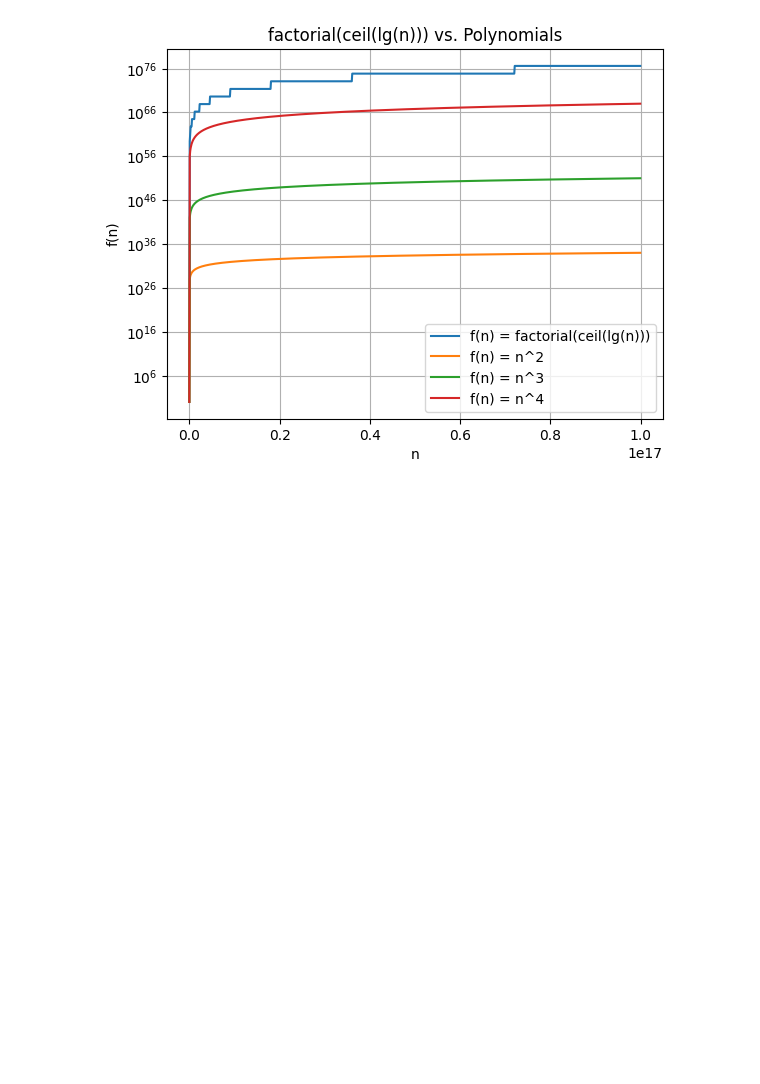
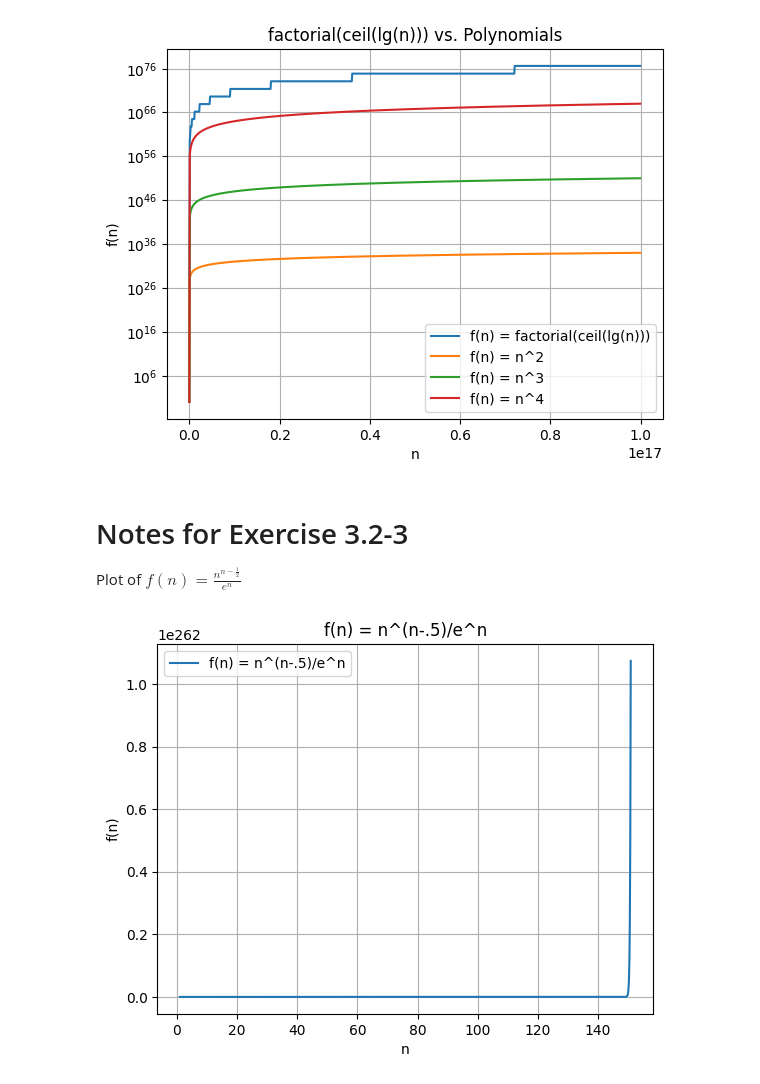
Before and after one commit to fractalate/study-clrs-introduction-to-algorithms, a Jupyter notebook: chapter_03/c03s02_notes.ipynb, the cells around one changed output. Drawn from its saved outputs; the diff is of its cells as text; code cells hidden in the pictures; blank space fills up the shorter version.

Commit message:
Chapter 3.2 Exercise 3

```diff
--- a/chapter_03/c03s02_notes.ipynb
+++ b/chapter_03/c03s02_notes.ipynb
@@ -46,3 +46,28 @@ plt.grid(True)
 plt.show()
 # %% [output]
 [figure]
+# %% [markdown]
+# Notes for Exercise 3.2-3
+
+Plot of $f(n) = \frac{n^{n-\frac{1}{2}}}{e^n}$
+# %%
+N = 150
+ns = np.arange(1, N + 1, N / 1000)
+
+# the function we're interested in
+f1ys = (ns/np.exp(1))**ns * ns**(-.5)
+
+plt.title('f(n) = n^(n-.5)/e^n')
+plt.xlabel('n')
+plt.ylabel('f(n)')
+
+#plt.yscale('log')
+
+plt.plot(ns, f1ys, label='f(n) = n^(n-.5)/e^n')
+
+plt.legend(loc='upper left')
+
+plt.grid(True)
+plt.show()
+# %% [output]
+[figure, added]
```
Also changed, not shown: 2 other files.
